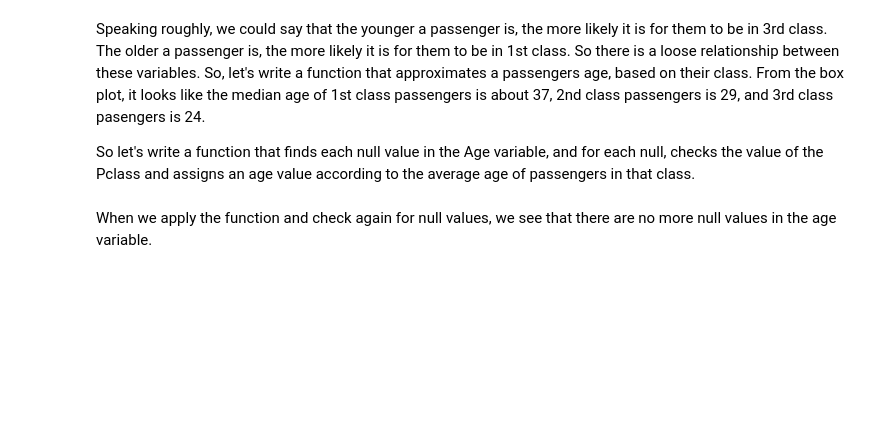
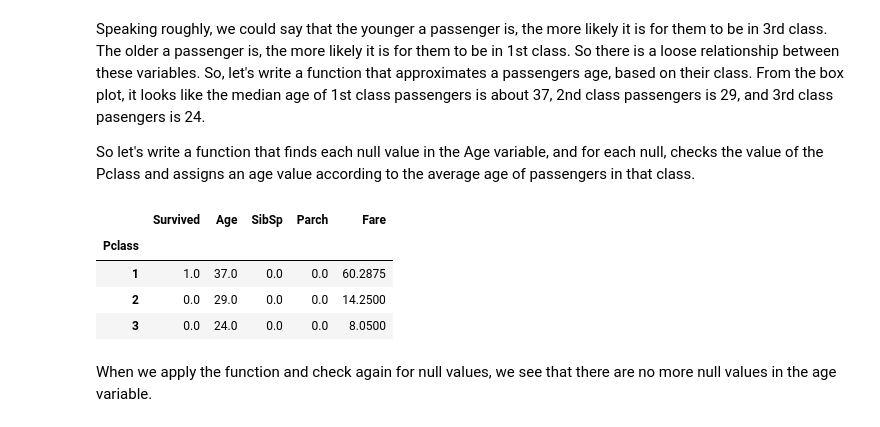
Before and after one commit to kseniiavasylieva1/modelselection_for_friends, a Jupyter notebook: 01_LogReg_and_EDA.ipynb, the cells around one changed output. Drawn from its saved outputs; the diff is of its cells as text; code cells hidden in the pictures; blank space fills up the shorter version.

```diff
--- a/01_LogReg_and_EDA.ipynb
+++ b/01_LogReg_and_EDA.ipynb
@@ -97,7 +156,13 @@ Speaking roughly, we could say that the younger a passenger is, the more likely
 So let's write a function that finds each null value in the Age variable, and for each null, checks the value of the Pclass and assigns an age value according to the average age of passengers in that class.
 # %%
 # Check for median age per class
-titanic_data.groupby('Pclass').median()
+titanic_data.groupby('Pclass').median(numeric_only=True)
+# %% [output]
+|  | Survived | Age | SibSp | Parch | Fare |
+| Pclass |  |  |  |  |  |
+| 1 | 1.0 | 37.0 | 0.0 | 0.0 | 60.2875 |
+| 2 | 0.0 | 29.0 | 0.0 | 0.0 | 14.2500 |
+| 3 | 0.0 | 24.0 | 0.0 | 0.0 | 8.0500 |
 # %%
 def age_approx(cols):
     Age = cols[0]
```
Also changed, not shown: parts of 18 cells of this notebook.
